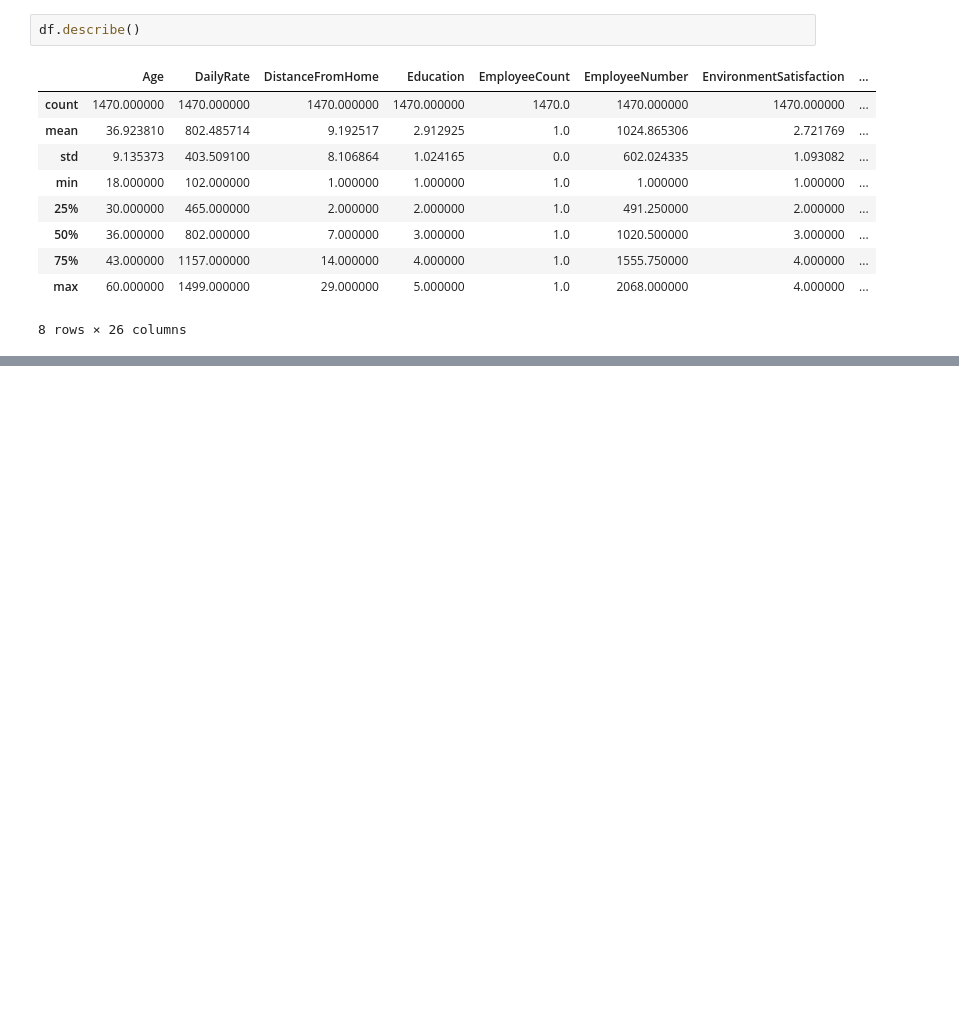
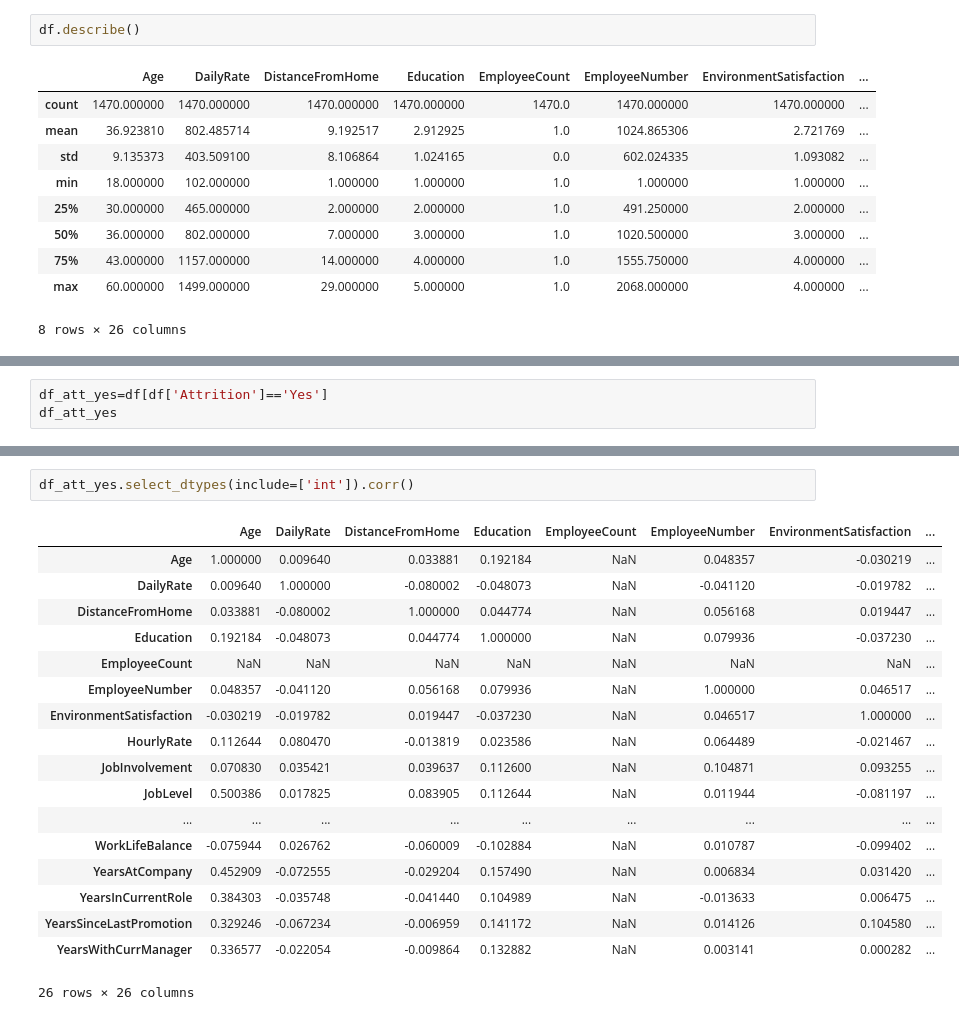
Before and after one commit to selvet-elo/IBM-Employee-Attrition-Dataset, a Jupyter notebook: Data_Analysis_project_HR.ipynb, the cells around one changed output, grey strips where cells are left out. Cells and saved outputs as stored; diff of their text form; blank space fills up the shorter version.

```diff
--- a/Data_Analysis_project_HR.ipynb
+++ b/Data_Analysis_project_HR.ipynb
@@ -53,0 +75,3 @@ df.describe()
+# %%
+df_att_yes=df[df['Attrition']=='Yes']
+df_att_yes
@@ -53,0 +92,21 @@ df.describe()
+# %%
+df_att_yes.select_dtypes(include=['int']).corr()
+# %% [output]
+|  | Age | DailyRate | DistanceFromHome | Education | EmployeeCount | EmployeeNumber | EnvironmentSatisfaction | ... |
+| Age | 1.000000 | 0.009640 | 0.033881 | 0.192184 | NaN | 0.048357 | -0.030219 | ... |
+| DailyRate | 0.009640 | 1.000000 | -0.080002 | -0.048073 | NaN | -0.041120 | -0.019782 | ... |
+| DistanceFromHome | 0.033881 | -0.080002 | 1.000000 | 0.044774 | NaN | 0.056168 | 0.019447 | ... |
+| Education | 0.192184 | -0.048073 | 0.044774 | 1.000000 | NaN | 0.079936 | -0.037230 | ... |
+| EmployeeCount | NaN | NaN | NaN | NaN | NaN | NaN | NaN | ... |
+| EmployeeNumber | 0.048357 | -0.041120 | 0.056168 | 0.079936 | NaN | 1.000000 | 0.046517 | ... |
+| EnvironmentSatisfaction | -0.030219 | -0.019782 | 0.019447 | -0.037230 | NaN | 0.046517 | 1.000000 | ... |
+| HourlyRate | 0.112644 | 0.080470 | -0.013819 | 0.023586 | NaN | 0.064489 | -0.021467 | ... |
+| JobInvolvement | 0.070830 | 0.035421 | 0.039637 | 0.112600 | NaN | 0.104871 | 0.093255 | ... |
+| JobLevel | 0.500386 | 0.017825 | 0.083905 | 0.112644 | NaN | 0.011944 | -0.081197 | ... |
+| ... | ... | ... | ... | ... | ... | ... | ... | ... |
+| WorkLifeBalance | -0.075944 | 0.026762 | -0.060009 | -0.102884 | NaN | 0.010787 | -0.099402 | ... |
+| YearsAtCompany | 0.452909 | -0.072555 | -0.029204 | 0.157490 | NaN | 0.006834 | 0.031420 | ... |
+| YearsInCurrentRole | 0.384303 | -0.035748 | -0.041440 | 0.104989 | NaN | -0.013633 | 0.006475 | ... |
+| YearsSinceLastPromotion | 0.329246 | -0.067234 | -0.006959 | 0.141172 | NaN | 0.014126 | 0.104580 | ... |
+| YearsWithCurrManager | 0.336577 | -0.022054 | -0.009864 | 0.132882 | NaN | 0.003141 | 0.000282 | ... |
+26 rows × 26 columns
```
Also changed, not shown: parts of 2 cells of this notebook.
